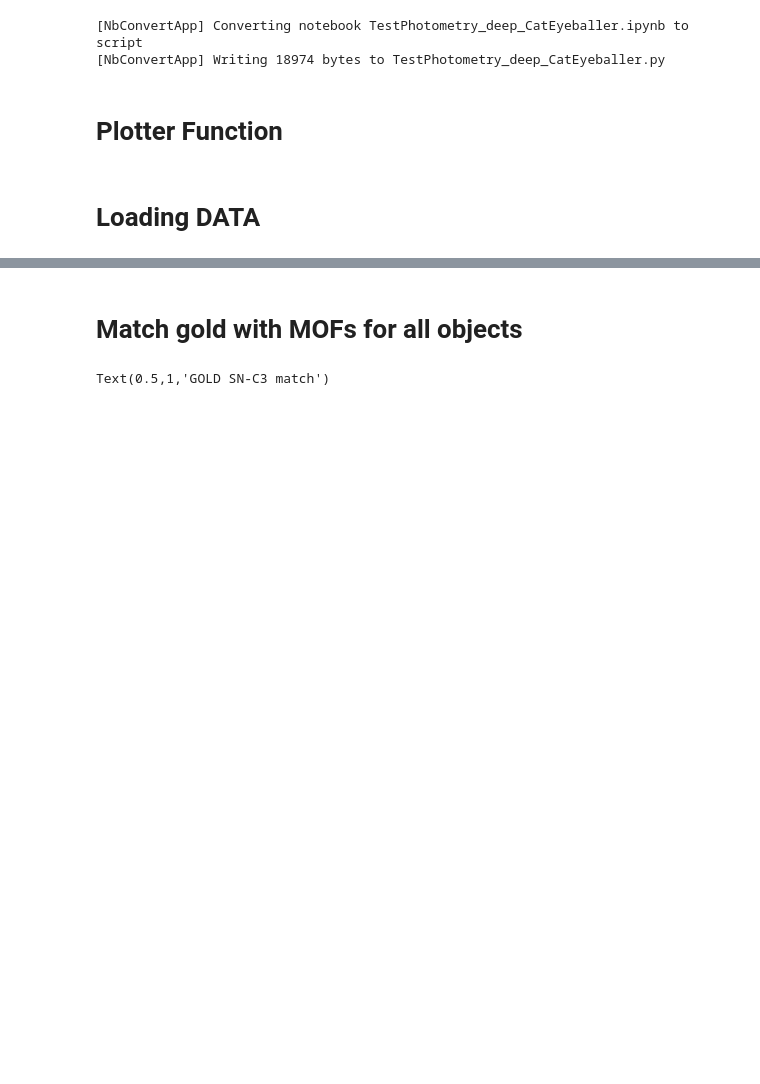
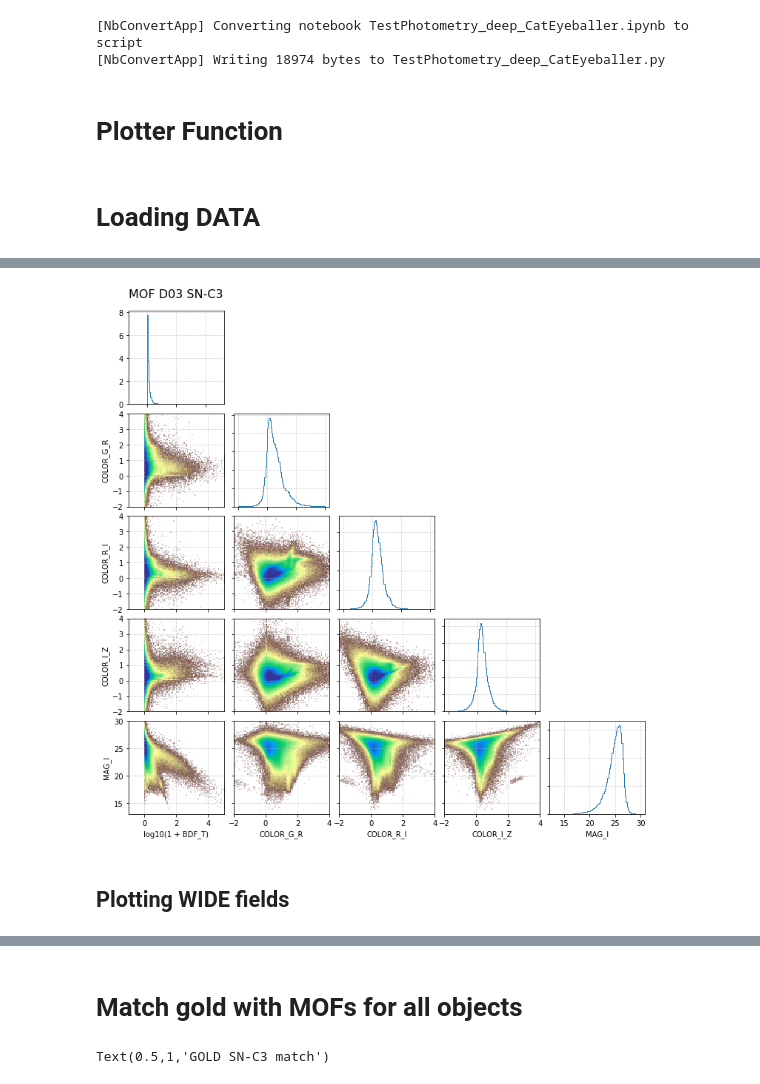
Before and after one commit to aamon/DEEP, a Jupyter notebook: TestPhotometry_deep_CatEyeballer.ipynb, the cells around one changed output, grey strips where cells are left out. Drawn from its saved outputs; the diff is of its cells as text; code cells hidden in the pictures; blank space fills up the shorter version.

```diff
--- a/TestPhotometry_deep_CatEyeballer.ipynb
+++ b/TestPhotometry_deep_CatEyeballer.ipynb
@@ -133,0 +168,18 @@ gold = fio.read("/e/eser2/vargatn/DES/Y3_DATA/DES_Y3_GOLD_MOF_wide_SN-C3.fits")
+# %%
+nbins = 100
+
+mag_bins = np.linspace(13, 30, nbins)
+color_bins = np.linspace(-2, 4, nbins)
+size_bins = np.linspace(-1, 5, nbins)
+
+columns = ("log10(1 + BDF_T)", "COLOR_G_R", "COLOR_R_I", "COLOR_I_Z", "MAG_I")
+bins = (size_bins, color_bins, color_bins, color_bins, mag_bins)
+
+cee = CatEyeballer(mof_coldict)
+fig, axarr = cee.corner(columns=columns, bins=bins, vmax=0.8, col_prefix="DEEP ",
+                        title="MOF D03 SN-C3",
+                        fname="Figs/MOF_SN-C3_size_corner_D03.png")
+# %% [output]
+[figure, added]
+# %% [markdown]
+## Plotting WIDE fields
```
Also changed, not shown: parts of 7 cells of this notebook, 4 other files.
